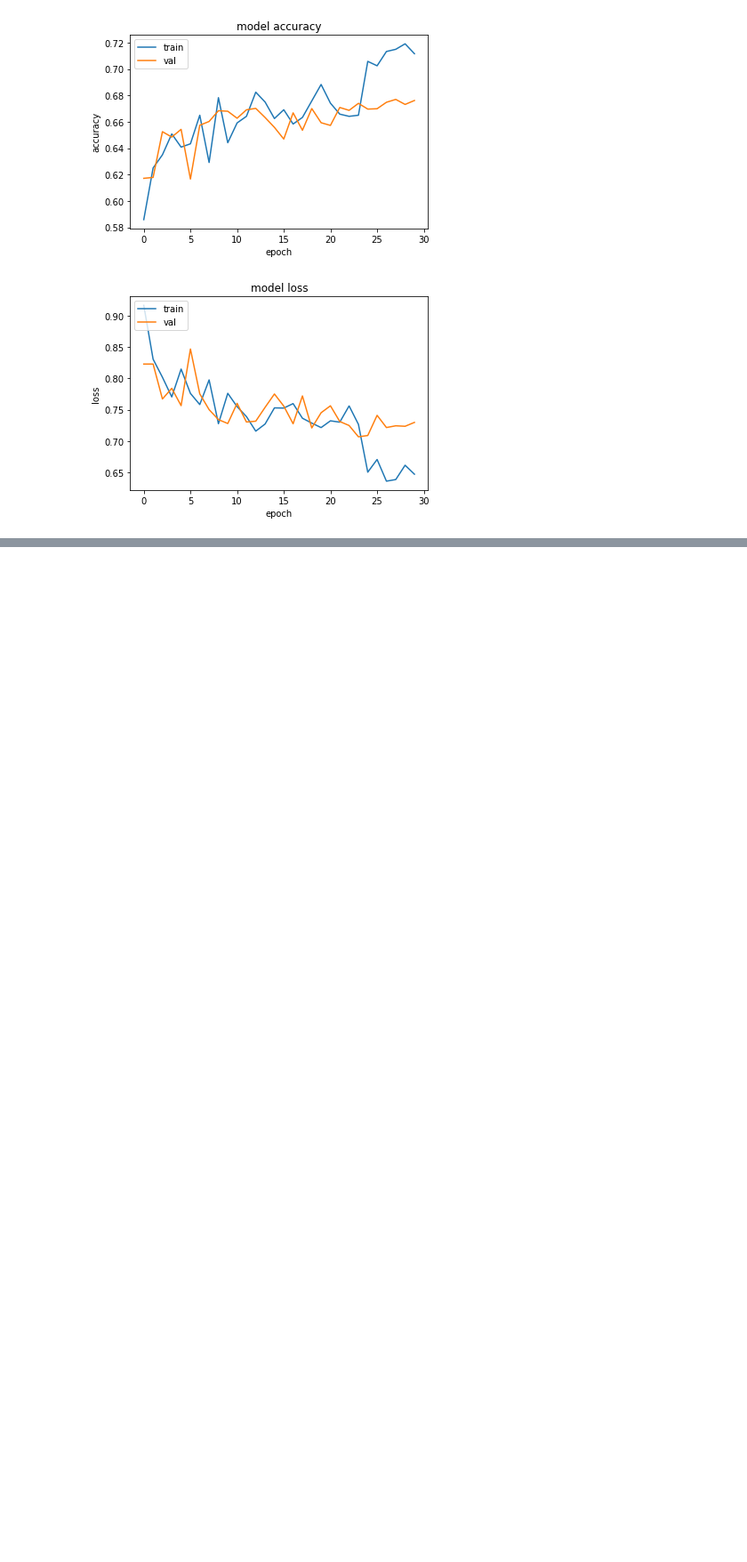
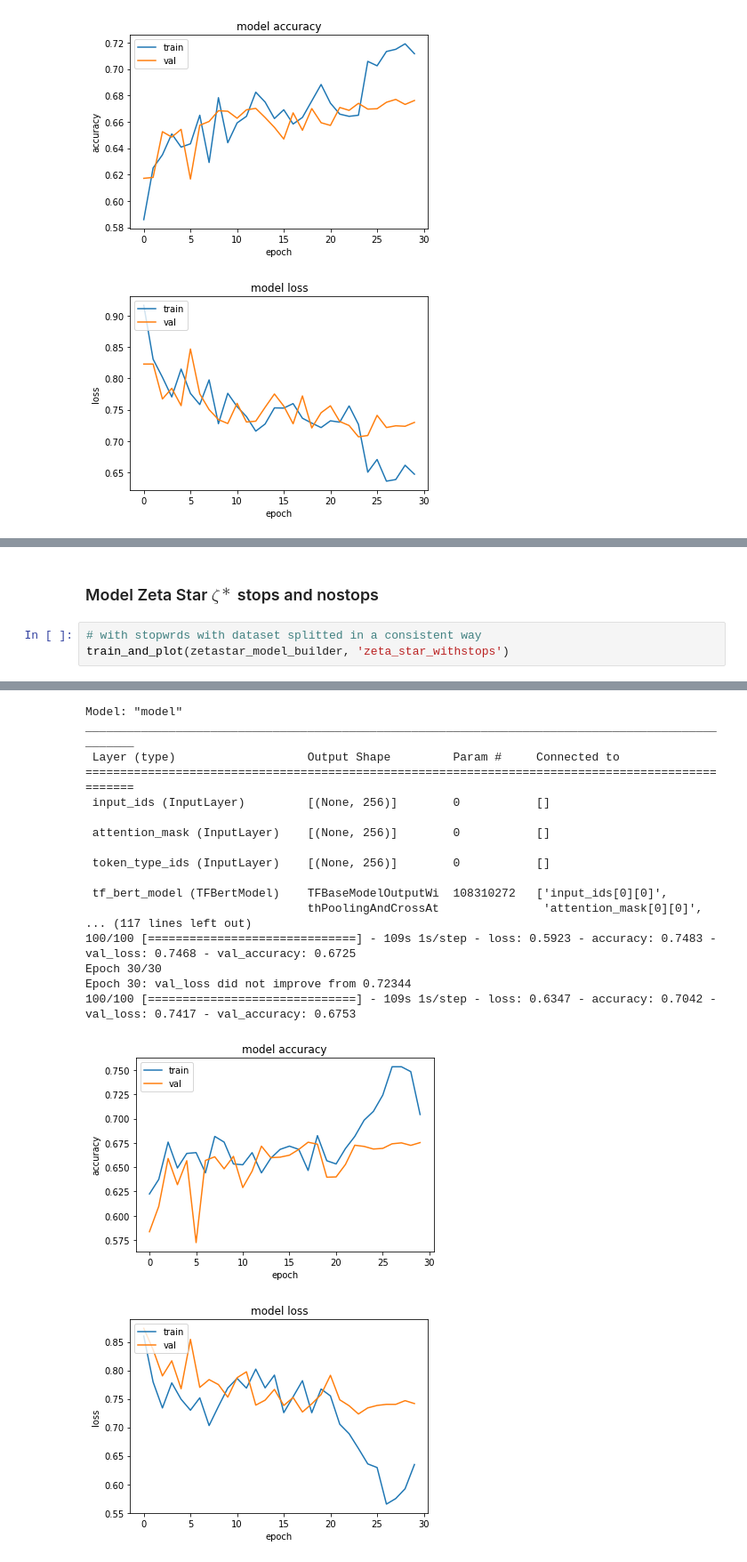
Before and after one commit to Typing-Monkeys/BRUN0-Net, a Jupyter notebook: training/Brun0-Net.ipynb, the cells around one changed output, grey strips where cells are left out. Shown at 89% size. Cells and saved outputs as stored; diff of their text form; blank space fills up the shorter version.

```diff
--- a/training/Brun0-Net.ipynb
+++ b/training/Brun0-Net.ipynb
@@ -1576,0 +1659,6 @@ Epoch 30: val_loss did not improve from 0.70663
+# %% [markdown]
+### Model Zeta Star $\zeta*$ stops and nostops
+# %%
+# with stopwrds with dataset splitted in a consistent way
+train_and_plot(zetastar_model_builder, 'zeta_star_withstops')
+# %% [output]
@@ -1576,0 +1671,19 @@ Epoch 30: val_loss did not improve from 0.70663
+Model: "model"
+__________________________________________________________________________________________________
+ Layer (type)                   Output Shape         Param #     Connected to
+==================================================================================================
+ input_ids (InputLayer)         [(None, 256)]        0           []
+
+ attention_mask (InputLayer)    [(None, 256)]        0           []
+
+ token_type_ids (InputLayer)    [(None, 256)]        0           []
+
+ tf_bert_model (TFBertModel)    TFBaseModelOutputWi  108310272   ['input_ids[0][0]',
+                                thPoolingAndCrossAt               'attention_mask[0][0]',
+... (117 lines left out)
+100/100 [==============================] - 109s 1s/step - loss: 0.5923 - accuracy: 0.7483 - val_loss: 0.7468 - val_accuracy: 0.6725
+Epoch 30/30
+Epoch 30: val_loss did not improve from 0.72344
+100/100 [==============================] - 109s 1s/step - loss: 0.6347 - accuracy: 0.7042 - val_loss: 0.7417 - val_accuracy: 0.6753
+[figure, added]
+[figure, added]
```
Also changed, not shown: parts of 12 cells of this notebook, 8 other files.
